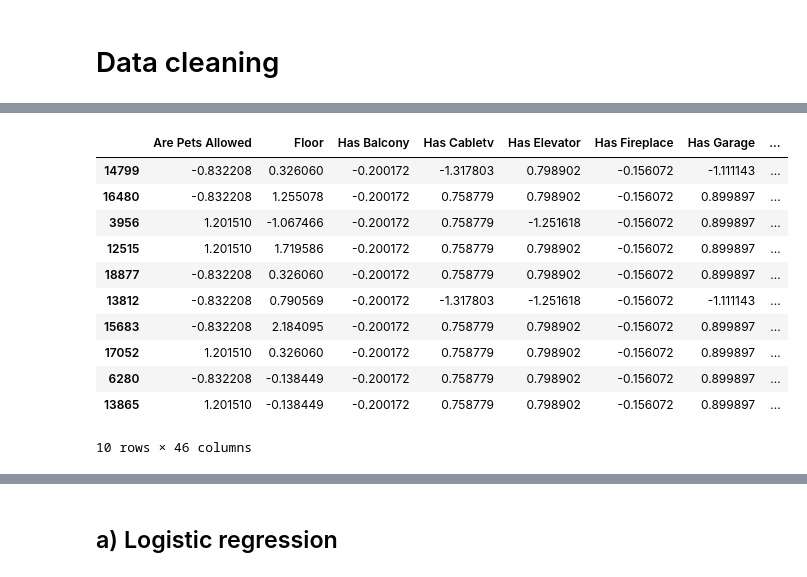
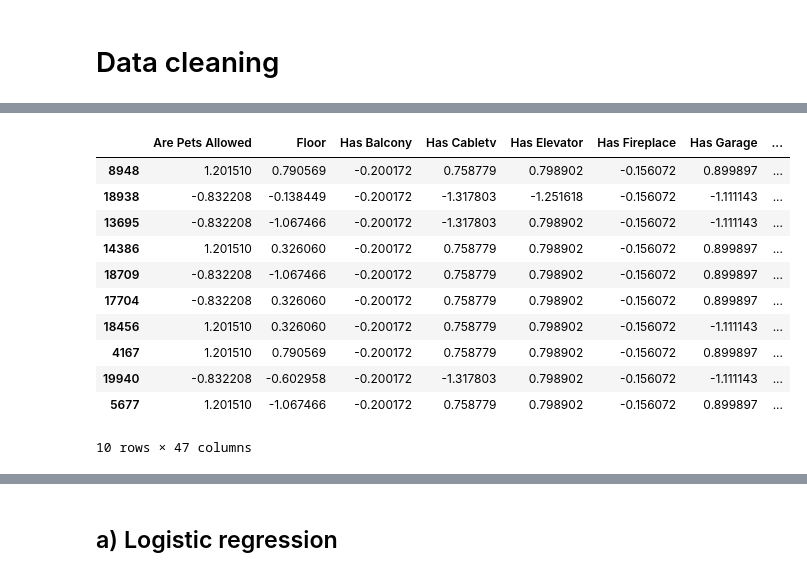
Before and after one commit to Germouche/ml-project, a Jupyter notebook: linear_model.ipynb, the cells around one changed output, grey strips where cells are left out. Drawn from its saved outputs; the diff is of its cells as text; code cells hidden in the pictures.

```diff
--- a/linear_model.ipynb
+++ b/linear_model.ipynb
@@ -175,37 +176,47 @@ data.sample(10)
 10 rows × 58 columns
 # %%
 output_cols = list(data['Demand'])
+
+# input_cols = data[['Are Pets Allowed', 'Floor',
+#        'Has Balcony', 'Has Cabletv', 'Has Elevator',
+#        'Has Fireplace', 'Has Garage', 'Has Parking', 'Is New Construction',
+#        'Is New Construction Potential', 'Is Tenant2Tenant',
+#        'Is Wheelchairaccessible', 'Livingspace', 'Number Of Rooms', 'Number Of Rooms Cleaned',
+#        'Number of Documents', 'Number of Images', 'Price Extra Normalized',
+#        'Price Gross Normalized', 'Price M2 Normalized', 'Price Net Normalized', 'Size M2 Normalized',
+#        'Year Lastrenovated',
+#        'Geo Canton']]
 
 input_cols = data[['Are Pets Allowed', 'Floor',
        'Has Balcony', 'Has Cabletv', 'Has Elevator',
        'Has Fireplace', 'Has Garage', 'Has Parking', 'Is New Construction',
        'Is New Construction Potential', 'Is Tenant2Tenant',
        'Is Wheelchairaccessible', 'Livingspace', 'Number Of Rooms', 'Number Of Rooms Cleaned',
        'Number of Documents', 'Number of Images', 'Price Extra Normalized',
        'Price Gross Normalized', 'Price M2 Normalized', 'Price Net Normalized', 'Size M2 Normalized',
-       'Geo_AG', 'Geo_AR', 'Geo_BE',
-       'Geo_BL', 'Geo_BS', 'Geo_FR', 'Geo_GE', 'Geo_GL', 'Geo_GR', 'Geo_JU',
-       'Geo_LU', 'Geo_NE', 'Geo_NW', 'Geo_SG', 'Geo_SH', 'Geo_SO', 'Geo_SZ',
-       'Geo_TG', 'Geo_TI', 'Geo_UR', 'Geo_VD', 'Geo_VS', 'Geo_ZG', 'Geo_ZH']]
+       'Year Lastrenovated',
+       'Geo_AG', 'Geo_AR', 'Geo_BE', 'Geo_BL', 'Geo_BS', 'Geo_FR', 'Geo_GE',
+       'Geo_GL', 'Geo_GR', 'Geo_JU', 'Geo_LU', 'Geo_NE', 'Geo_NW', 'Geo_SG',
+       'Geo_SH', 'Geo_SO', 'Geo_SZ', 'Geo_TG', 'Geo_TI', 'Geo_UR', 'Geo_VD', 'Geo_VS', 'Geo_ZG', 'Geo_ZH']]
 
 # Normalization of feature columns
 
 def mean_norm(df_input):
     return df_input.apply(lambda x: (x-x.mean())/ x.std(), axis=0)
 
 input_cols_norm = mean_norm(input_cols)
 input_cols_norm.fillna(input_cols_norm.median(), inplace=True)
 input_cols_norm.sample(10)
 # %% [output]
 |  | Are Pets Allowed | Floor | Has Balcony | Has Cabletv | Has Elevator | Has Fireplace | Has Garage | ... |
-| 14799 | -0.832208 | 0.326060 | -0.200172 | -1.317803 | 0.798902 | -0.156072 | -1.111143 | ... |
-| 16480 | -0.832208 | 1.255078 | -0.200172 | 0.758779 | 0.798902 | -0.156072 | 0.899897 | ... |
-| 3956 | 1.201510 | -1.067466 | -0.200172 | 0.758779 | -1.251618 | -0.156072 | 0.899897 | ... |
-| 12515 | 1.201510 | 1.719586 | -0.200172 | 0.758779 | 0.798902 | -0.156072 | 0.899897 | ... |
-| 18877 | -0.832208 | 0.326060 | -0.200172 | 0.758779 | 0.798902 | -0.156072 | 0.899897 | ... |
-| 13812 | -0.832208 | 0.790569 | -0.200172 | -1.317803 | -1.251618 | -0.156072 | -1.111143 | ... |
-| 15683 | -0.832208 | 2.184095 | -0.200172 | 0.758779 | 0.798902 | -0.156072 | 0.899897 | ... |
-| 17052 | 1.201510 | 0.326060 | -0.200172 | 0.758779 | 0.798902 | -0.156072 | 0.899897 | ... |
-| 6280 | -0.832208 | -0.138449 | -0.200172 | 0.758779 | 0.798902 | -0.156072 | 0.899897 | ... |
-| 13865 | 1.201510 | -0.138449 | -0.200172 | 0.758779 | 0.798902 | -0.156072 | 0.899897 | ... |
+| 8948 | 1.201510 | 0.790569 | -0.200172 | 0.758779 | 0.798902 | -0.156072 | 0.899897 | ... |
+| 18938 | -0.832208 | -0.138449 | -0.200172 | -1.317803 | -1.251618 | -0.156072 | -1.111143 | ... |
+| 13695 | -0.832208 | -1.067466 | -0.200172 | -1.317803 | 0.798902 | -0.156072 | -1.111143 | ... |
+| 14386 | 1.201510 | 0.326060 | -0.200172 | 0.758779 | 0.798902 | -0.156072 | 0.899897 | ... |
+| 18709 | -0.832208 | -1.067466 | -0.200172 | 0.758779 | 0.798902 | -0.156072 | 0.899897 | ... |
+| 17704 | -0.832208 | 0.326060 | -0.200172 | 0.758779 | 0.798902 | -0.156072 | 0.899897 | ... |
+| 18456 | 1.201510 | 0.326060 | -0.200172 | 0.758779 | 0.798902 | -0.156072 | -1.111143 | ... |
+| 4167 | 1.201510 | 0.790569 | -0.200172 | 0.758779 | 0.798902 | -0.156072 | 0.899897 | ... |
+| 19940 | -0.832208 | -0.602958 | -0.200172 | -1.317803 | 0.798902 | -0.156072 | -1.111143 | ... |
+| 5677 | 1.201510 | -1.067466 | -0.200172 | 0.758779 | 0.798902 | -0.156072 | 0.899897 | ... |
-10 rows × 46 columns
+10 rows × 47 columns
```
Also changed, not shown: parts of 40 cells of this notebook.
